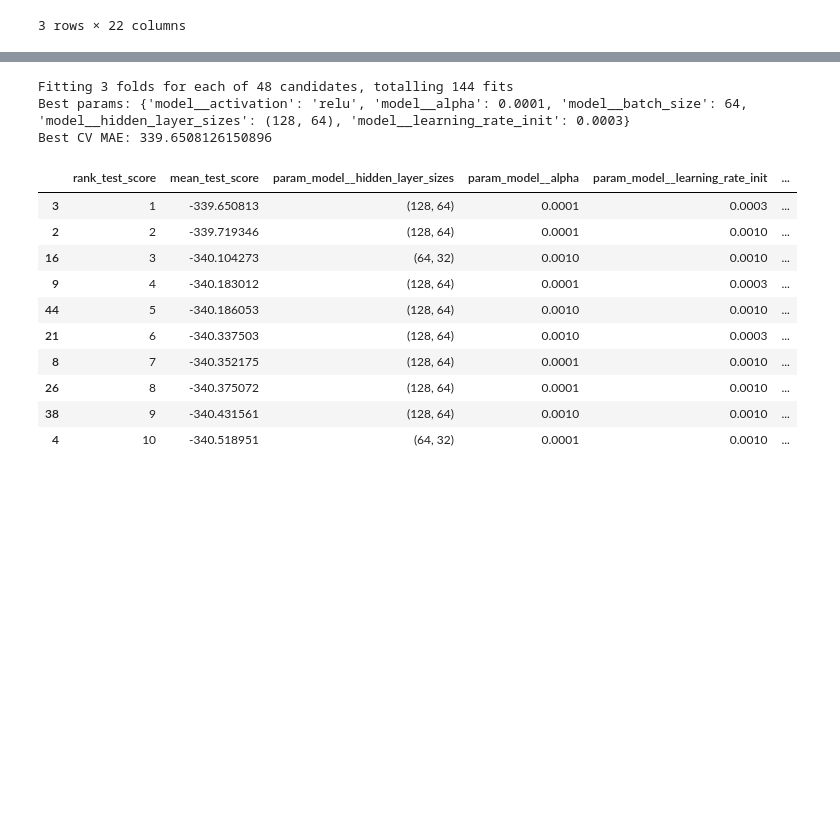
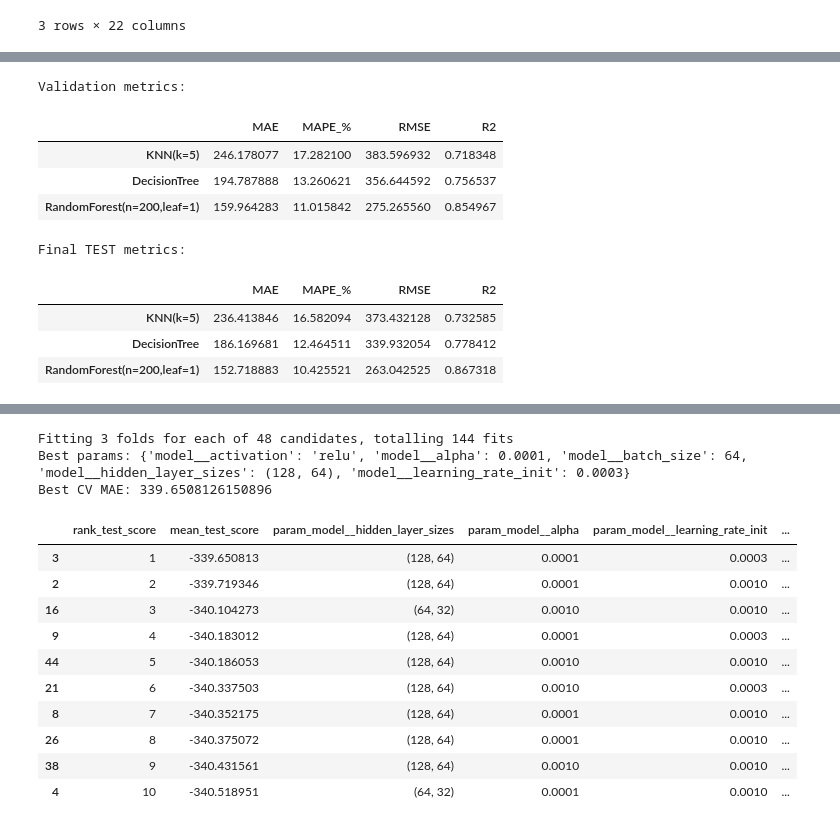
Before and after one commit to RokasMarcinkevicius/P170M109-Computational-Intelligence-and-Decision-Making, a Jupyter notebook: Lab 2/CIDM Lab 2.ipynb, the cells around one changed output, grey strips where cells are left out. Drawn from its saved outputs; the diff is of its cells as text; code cells hidden in the pictures; blank space fills up the shorter version.

```diff
--- a/Lab 2/CIDM Lab 2.ipynb
+++ b/Lab 2/CIDM Lab 2.ipynb
@@ -250 +614,65 @@ pd.DataFrame(results_baseline).T
+# %%
+from sklearn.pipeline import Pipeline
+from sklearn.neighbors import KNeighborsRegressor
+from sklearn.tree import DecisionTreeRegressor
+from sklearn.ensemble import RandomForestRegressor
+import pandas as pd
+
+# Expected from earlier cells:
+#   features_train, features_validation, features_test
+#   target_train,   target_validation,   target_test
+#   preprocess_scaled, preprocess_tree
+#   evaluate_metrics(y_true, y_pred)  # returns dict with MAE, MAPE_%, RMSE, R2
+
+validation_results = {}
+
+def fit_and_eval_on_validation(name: str, model, preprocessor):
+    pipeline = Pipeline([("prep", preprocessor), ("model", model)])
+    pipeline.fit(features_train, target_train)
+    preds_val = pipeline.predict(features_validation)
+    metrics = evaluate_metrics(target_validation, preds_val)
+    validation_results[name] = metrics
+    return pipeline, metrics
+
+# --- Model selection on VALIDATION ---
+_, knn_val  = fit_and_eval_on_validation("KNN(k=5)", KNeighborsRegressor(n_neighbors=5), preprocess_scaled)
+_, dt_val   = fit_and_eval_on_validation("DecisionTree", DecisionTreeRegressor(random_state=42), preprocess_tree)
+_, rf_val   = fit_and_eval_on_validation("RandomForest(n=200,leaf=1)", RandomForestRegressor(
+    n_estimators=200, min_samples_leaf=1, random_state=42, n_jobs=-1
+), preprocess_tree)
+
+print("Validation metrics:")
+display(pd.DataFrame(validation_results).T)
+
+# --- Final TEST: retrain on Train+Validation, then test once (honest score) ---
+final_test_results = {}
+
+def retrain_and_test(name: str, model, preprocessor):
+    pipeline = Pipeline([("prep", preprocessor), ("model", model)])
+    # retrain on Train + Validation for more signal
+    features_trv = pd.concat([features_train, features_validation], axis=0)
+    target_trv   = pd.concat([target_train,   target_validation],   axis=0)
+    pipeline.fit(features_trv, target_trv)
+    preds_test = pipeline.predict(features_test)
+    final_test_results[name] = evaluate_metrics(target_test, preds_test)
+
+retrain_and_test("KNN(k=5)", KNeighborsRegressor(n_neighbors=5), preprocess_scaled)
+retrain_and_test("DecisionTree", DecisionTreeRegressor(random_state=42), preprocess_tree)
+retrain_and_test("RandomForest(n=200,leaf=1)", RandomForestRegressor(
+    n_estimators=200, min_samples_leaf=1, random_state=42, n_jobs=-1
+), preprocess_tree)
+
+print("Final TEST metrics:")
+display(pd.DataFrame(final_test_results).T)
+# %% [output]
+Validation metrics:
+|  | MAE | MAPE_% | RMSE | R2 |
+| KNN(k=5) | 246.178077 | 17.282100 | 383.596932 | 0.718348 |
+| DecisionTree | 194.787888 | 13.260621 | 356.644592 | 0.756537 |
+| RandomForest(n=200,leaf=1) | 159.964283 | 11.015842 | 275.265560 | 0.854967 |
+Final TEST metrics:
+|  | MAE | MAPE_% | RMSE | R2 |
+| KNN(k=5) | 236.413846 | 16.582094 | 373.432128 | 0.732585 |
+| DecisionTree | 186.169681 | 12.464511 | 339.932054 | 0.778412 |
+| RandomForest(n=200,leaf=1) | 152.718883 | 10.425521 | 263.042525 | 0.867318 |
 # %% [markdown]
```
Also changed, not shown: parts of 22 cells of this notebook, 1 other file.
